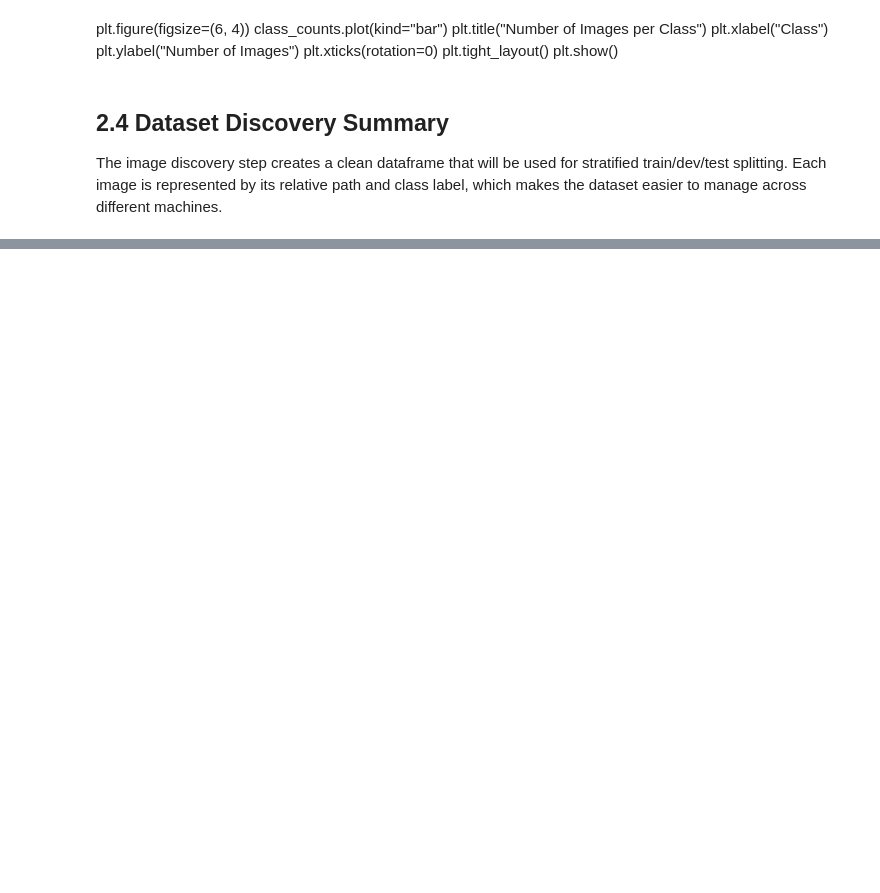
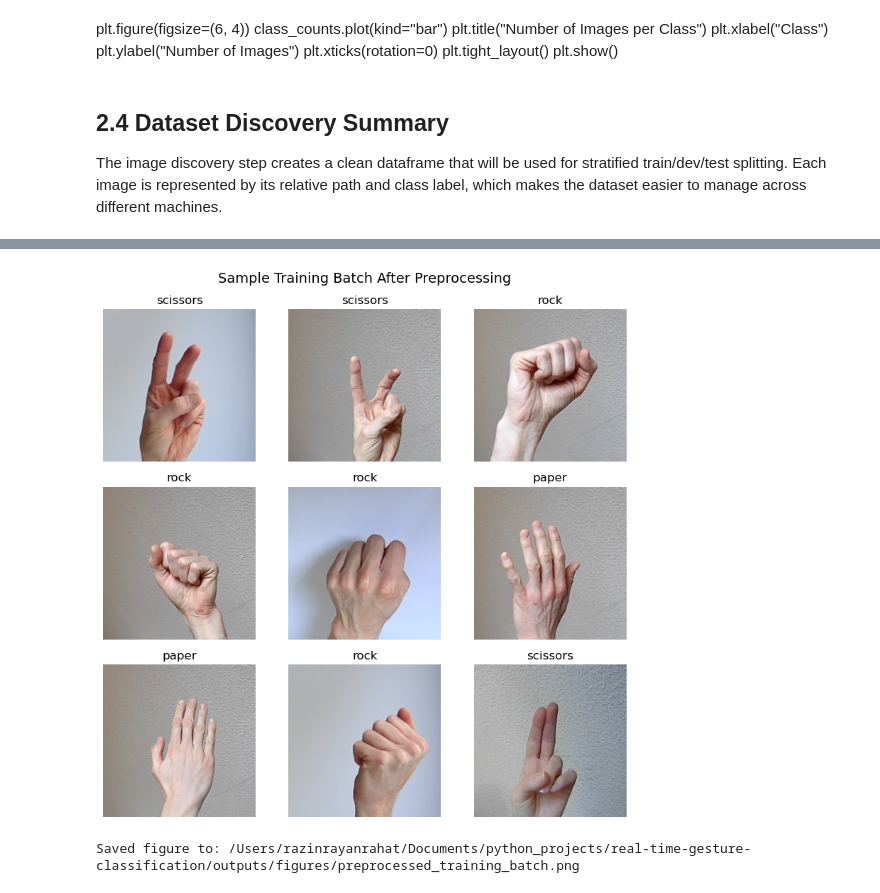
Before and after one commit to razinrahat/real-time-gesture-classification, a Jupyter notebook: notebooks/gesture_classification_experiments.ipynb, the cells around one changed output, grey strips where cells are left out. Cells and saved outputs as stored; diff of their text form; code cells hidden in the pictures; blank space fills up the shorter version.

```diff
--- a/notebooks/gesture_classification_experiments.ipynb
+++ b/notebooks/gesture_classification_experiments.ipynb
@@ -200,0 +580,36 @@ The image discovery step creates a clean dataframe that will be used for stratif
+# %%
+def denormalize_image(tensor_image, mean, std):
+    image = tensor_image.clone().detach().cpu()
+
+    for channel, mean_value, std_value in zip(image, mean, std):
+        channel.mul_(std_value).add_(mean_value)
+
+    image = image.clamp(0, 1)
+    image = image.permute(1, 2, 0).numpy()
+
+    return image
+# %%
+images, labels = next(iter(train_loader))
+
+num_images = 9
+fig, axes = plt.subplots(3, 3, figsize=(8, 8))
+
+for idx, ax in enumerate(axes.flat):
+    image = denormalize_image(images[idx], imagenet_mean, imagenet_std)
+    label = IDX_TO_CLASS[labels[idx].item()]
+
+    ax.imshow(image)
+    ax.set_title(label)
+    ax.axis("off")
+
+plt.suptitle("Sample Training Batch After Preprocessing", fontsize=14)
+plt.tight_layout()
+
+batch_preview_path = FIGURES_DIR / "preprocessed_training_batch.png"
+plt.savefig(batch_preview_path, dpi=150, bbox_inches="tight")
+plt.show()
+
+print(f"Saved figure to: {batch_preview_path}")
+# %% [output]
+[figure, added]
+Saved figure to: /Users/razinrayanrahat/Documents/python_projects/real-time-gesture-classification/outputs/figures/preprocessed_training_batch.png
```
Also changed, not shown: parts of 37 cells of this notebook, 1 other file.
